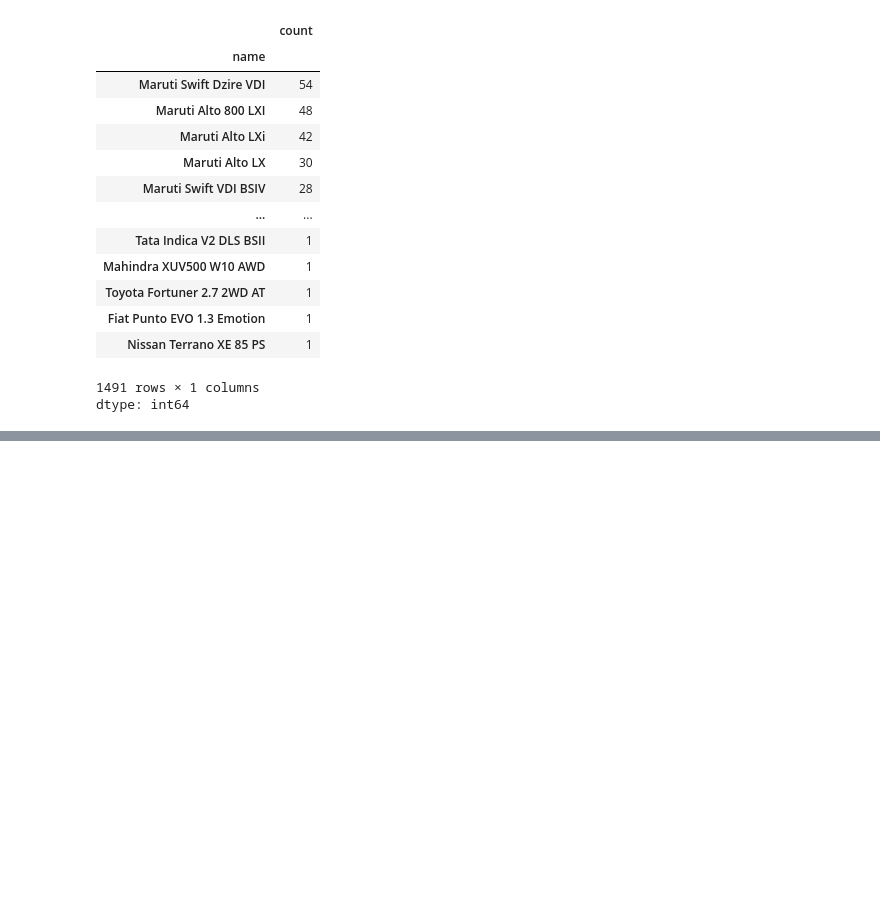
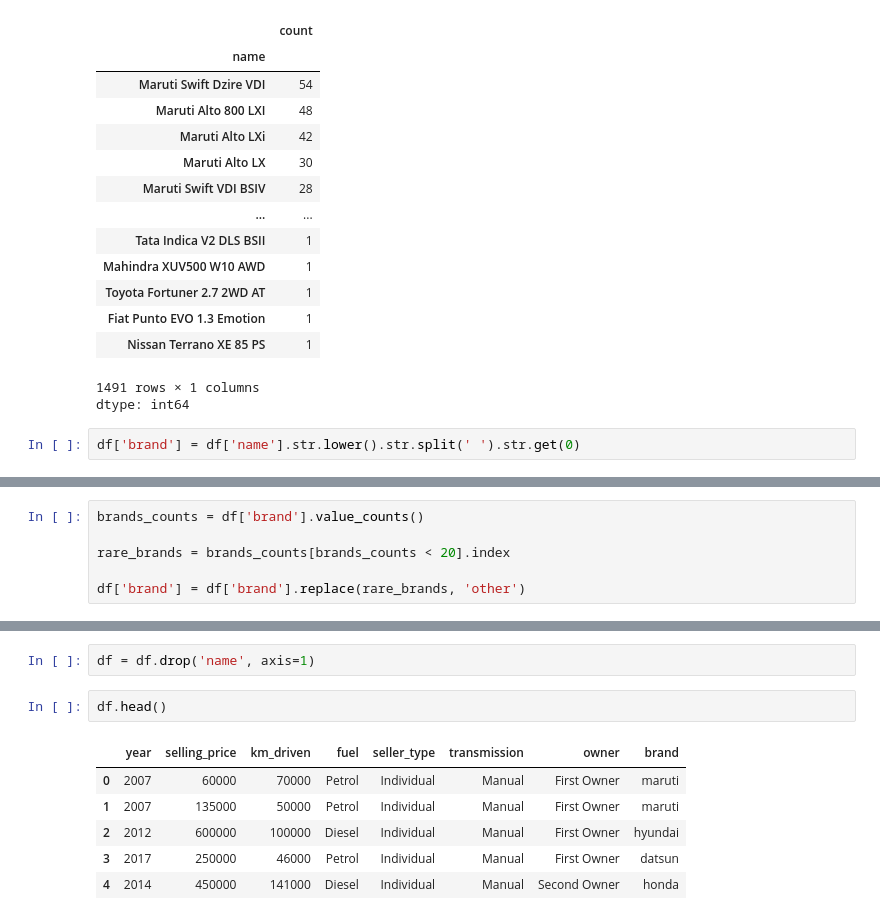
Before and after one commit to rajeshxdatascience/Car-Price-Prediction-ML, a Jupyter notebook: 01_Exploratory_Data_Analysis.ipynb, the cells around one changed output, grey strips where cells are left out. Drawn from its saved outputs; the diff is of its cells as text; blank space fills up the shorter version.

```diff
--- a/01_Exploratory_Data_Analysis.ipynb
+++ b/01_Exploratory_Data_Analysis.ipynb
@@ -96,3 +96,5 @@ df['name'].value_counts()
 | Nissan Terrano XE 85 PS | 1 |
 1491 rows × 1 columns
 dtype: int64
+# %%
+df['brand'] = df['name'].str.lower().str.split(' ').str.get(0)
@@ -98,0 +123,6 @@ dtype: int64
+# %%
+brands_counts = df['brand'].value_counts()
+
+rare_brands = brands_counts[brands_counts < 20].index
+
+df['brand'] = df['brand'].replace(rare_brands, 'other')
@@ -98,0 +151,11 @@ dtype: int64
+# %%
+df = df.drop('name', axis=1)
+# %%
+df.head()
+# %% [output]
+|  | year | selling_price | km_driven | fuel | seller_type | transmission | owner | brand |
+| 0 | 2007 | 60000 | 70000 | Petrol | Individual | Manual | First Owner | maruti |
+| 1 | 2007 | 135000 | 50000 | Petrol | Individual | Manual | First Owner | maruti |
+| 2 | 2012 | 600000 | 100000 | Diesel | Individual | Manual | First Owner | hyundai |
+| 3 | 2017 | 250000 | 46000 | Petrol | Individual | Manual | First Owner | datsun |
+| 4 | 2014 | 450000 | 141000 | Diesel | Individual | Manual | Second Owner | honda |
```
Also changed, not shown: parts of 11 cells of this notebook.
